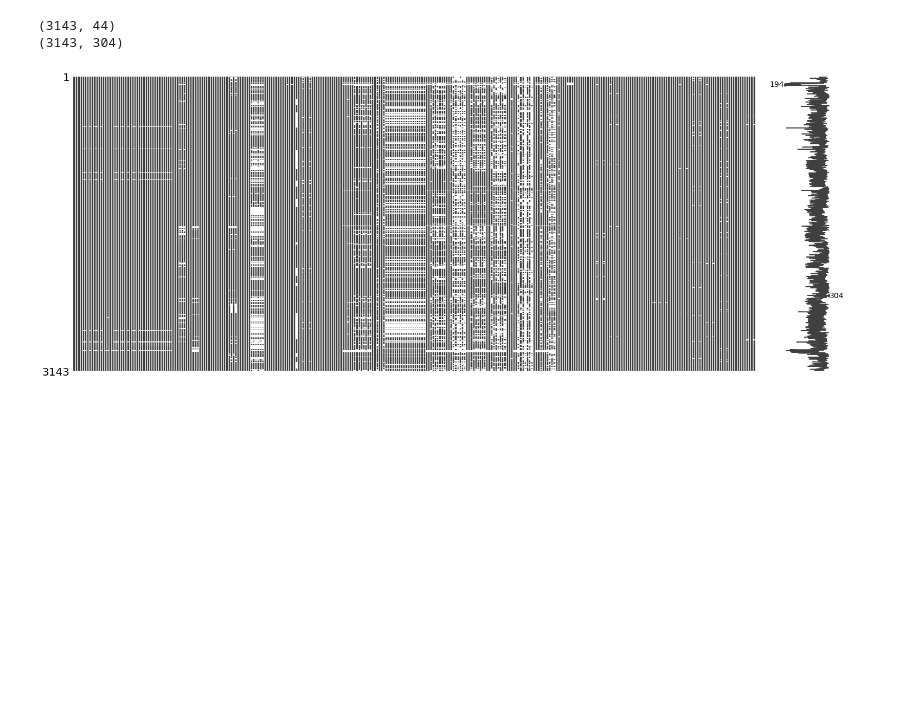
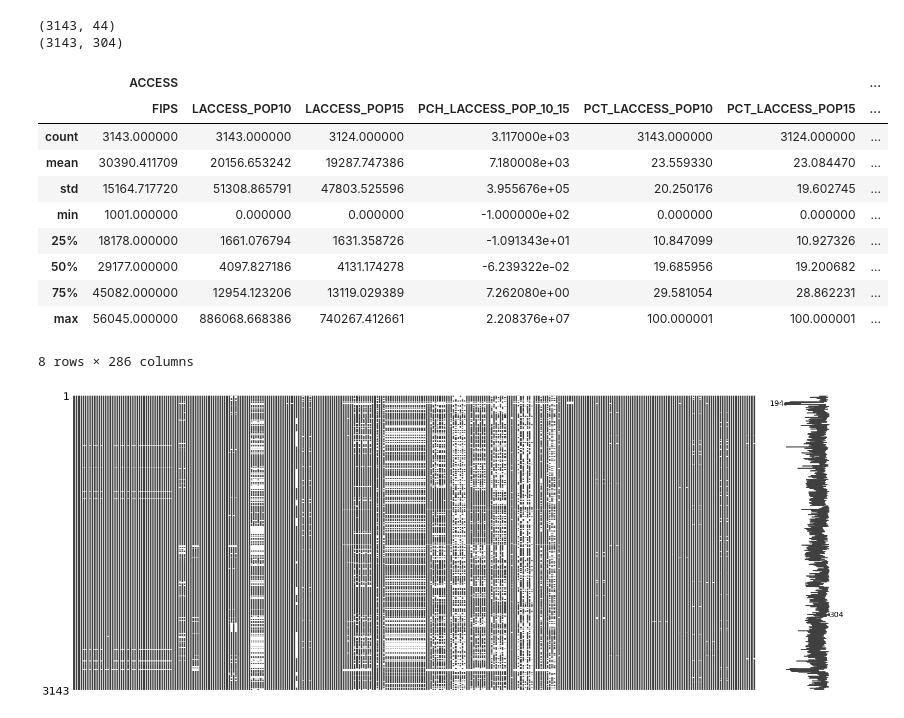
Before and after one commit to Porrster/DSD_Work, a Jupyter notebook: Proj1Food.ipynb, the cells around one changed output. Drawn from its saved outputs; the diff is of its cells as text; code cells hidden in the pictures; blank space fills up the shorter version.

```diff
--- a/Proj1Food.ipynb
+++ b/Proj1Food.ipynb
@@ -39,6 +39,20 @@ print(food.shape)
 # %% [output]
 (3143, 44)
 (3143, 304)
+# %%
+food.describe()
+# %% [output]
+|  | ACCESS |  |  |  |  |  | ... |
+|  | FIPS | LACCESS_POP10 | LACCESS_POP15 | PCH_LACCESS_POP_10_15 | PCT_LACCESS_POP10 | PCT_LACCESS_POP15 | ... |
+| count | 3143.000000 | 3143.000000 | 3124.000000 | 3.117000e+03 | 3143.000000 | 3124.000000 | ... |
+| mean | 30390.411709 | 20156.653242 | 19287.747386 | 7.180008e+03 | 23.559330 | 23.084470 | ... |
+| std | 15164.717720 | 51308.865791 | 47803.525596 | 3.955676e+05 | 20.250176 | 19.602745 | ... |
+| min | 1001.000000 | 0.000000 | 0.000000 | -1.000000e+02 | 0.000000 | 0.000000 | ... |
+| 25% | 18178.000000 | 1661.076794 | 1631.358726 | -1.091343e+01 | 10.847099 | 10.927326 | ... |
+| 50% | 29177.000000 | 4097.827186 | 4131.174278 | -6.239322e-02 | 19.685956 | 19.200682 | ... |
+| 75% | 45082.000000 | 12954.123206 | 13119.029389 | 7.262080e+00 | 29.581054 | 28.862231 | ... |
+| max | 56045.000000 | 886068.668386 | 740267.412661 | 2.208376e+07 | 100.000001 | 100.000001 | ... |
+8 rows × 286 columns
 # %%
 msno.matrix(food)
 # %% [output]
```
Also changed, not shown: parts of 17 cells of this notebook.
